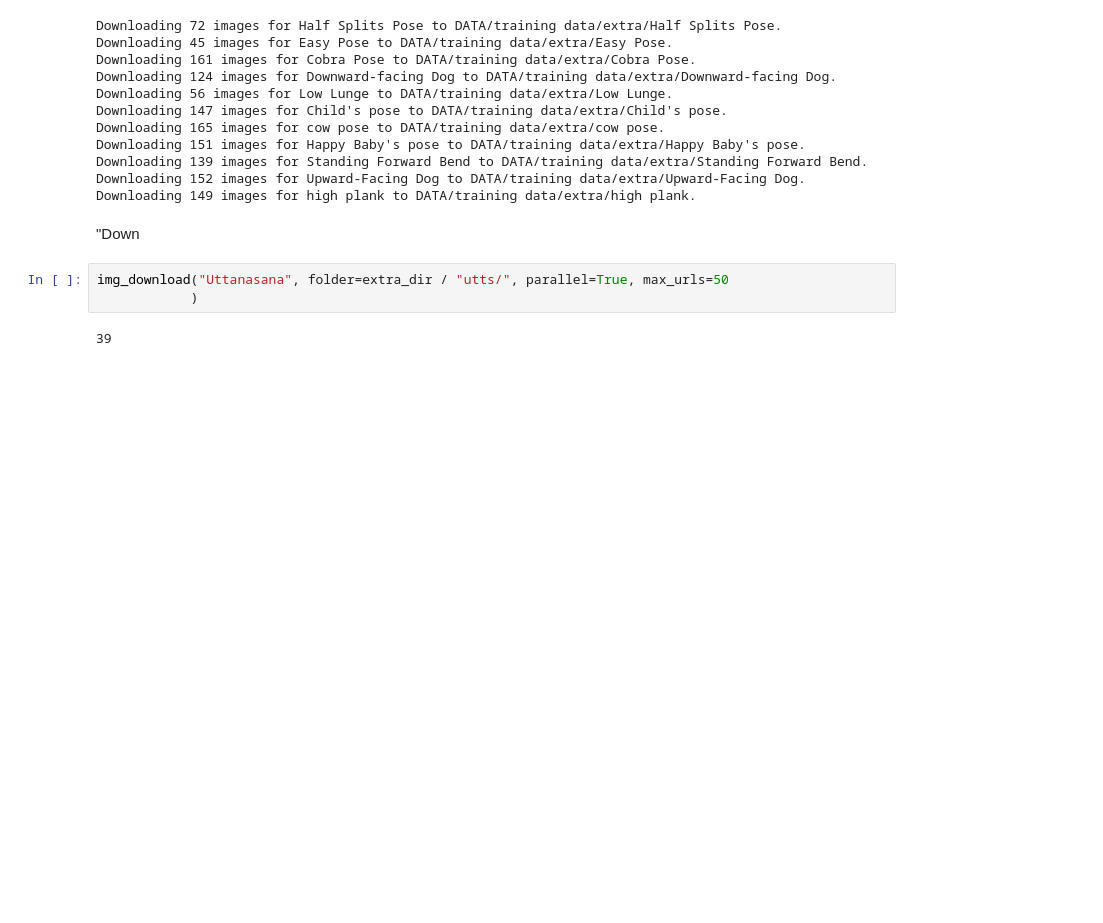
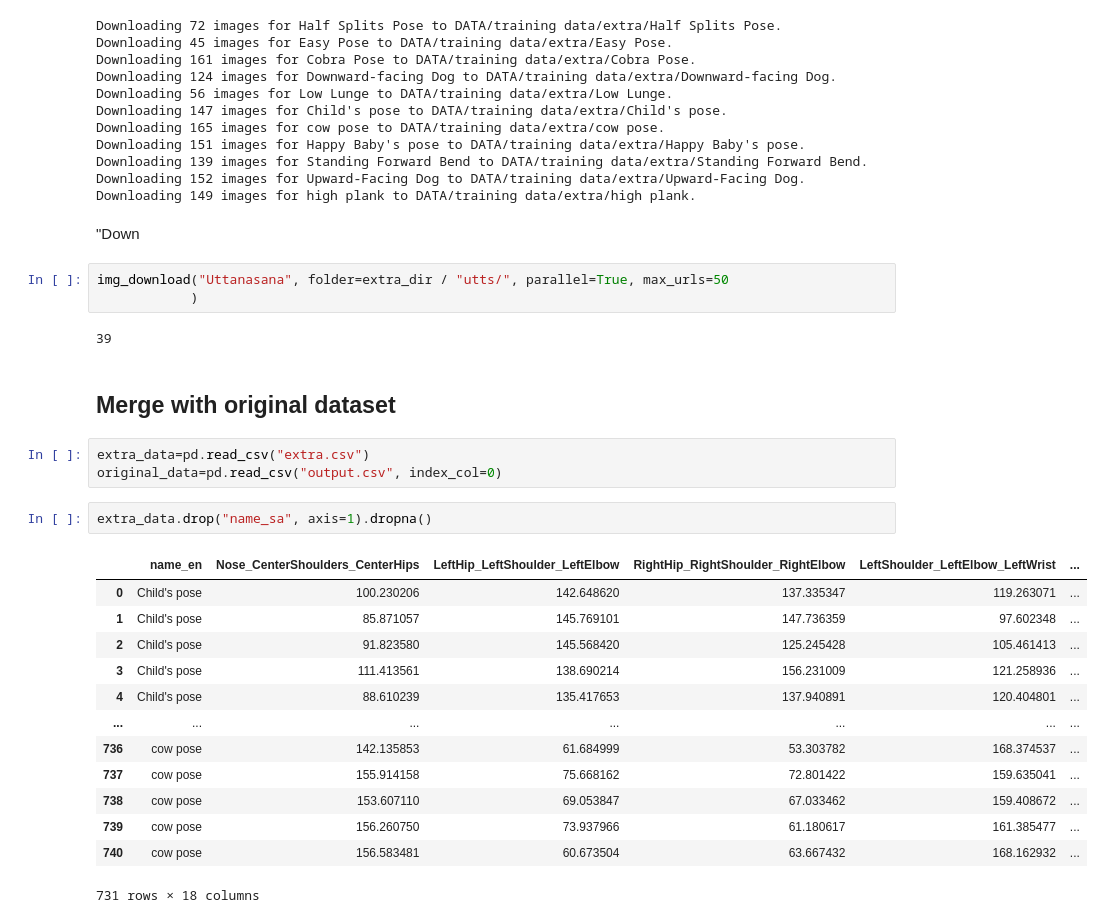
Before and after one commit to gpadem/Yoga_Class_Analysis, a Jupyter notebook: Extra Data.ipynb, the cells around one changed output. Drawn from its saved outputs; the diff is of its cells as text; blank space fills up the shorter version.

Commit message:
full dataset merged

```diff
--- a/Extra Data.ipynb
+++ b/Extra Data.ipynb
@@ -87,3 +87,24 @@ img_download("Uttanasana", folder=extra_dir / "utts/", parallel=True, max_urls=5
             )
 # %% [output]
 39
+# %% [markdown]
+## Merge with original dataset
+# %%
+extra_data=pd.read_csv("extra.csv")
+original_data=pd.read_csv("output.csv", index_col=0)
+# %%
+extra_data.drop("name_sa", axis=1).dropna()
+# %% [output]
+|  | name_en | Nose_CenterShoulders_CenterHips | LeftHip_LeftShoulder_LeftElbow | RightHip_RightShoulder_RightElbow | LeftShoulder_LeftElbow_LeftWrist | ... |
+| 0 | Child's pose | 100.230206 | 142.648620 | 137.335347 | 119.263071 | ... |
+| 1 | Child's pose | 85.871057 | 145.769101 | 147.736359 | 97.602348 | ... |
+| 2 | Child's pose | 91.823580 | 145.568420 | 125.245428 | 105.461413 | ... |
+| 3 | Child's pose | 111.413561 | 138.690214 | 156.231009 | 121.258936 | ... |
+| 4 | Child's pose | 88.610239 | 135.417653 | 137.940891 | 120.404801 | ... |
+| ... | ... | ... | ... | ... | ... | ... |
+| 736 | cow pose | 142.135853 | 61.684999 | 53.303782 | 168.374537 | ... |
+| 737 | cow pose | 155.914158 | 75.668162 | 72.801422 | 159.635041 | ... |
+| 738 | cow pose | 153.607110 | 69.053847 | 67.033462 | 159.408672 | ... |
+| 739 | cow pose | 156.260750 | 73.937966 | 61.180617 | 161.385477 | ... |
+| 740 | cow pose | 156.583481 | 60.673504 | 63.667432 | 168.162932 | ... |
+731 rows × 18 columns
```
Also changed, not shown: parts of 5 cells of this notebook, 3 other files.
